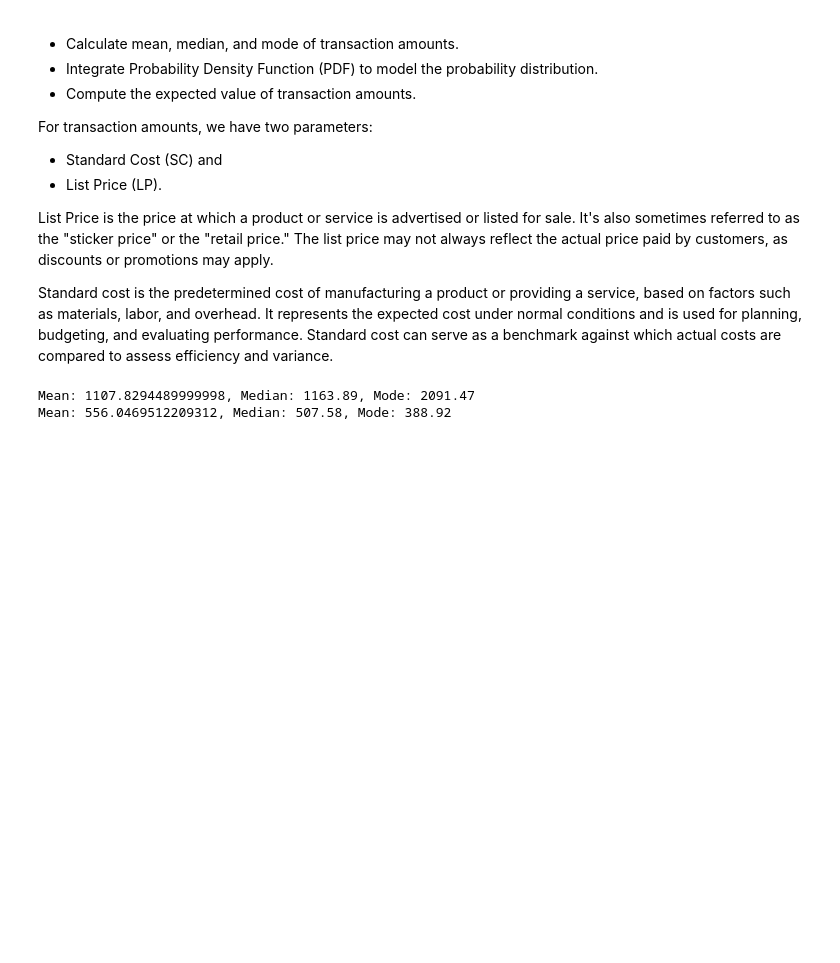
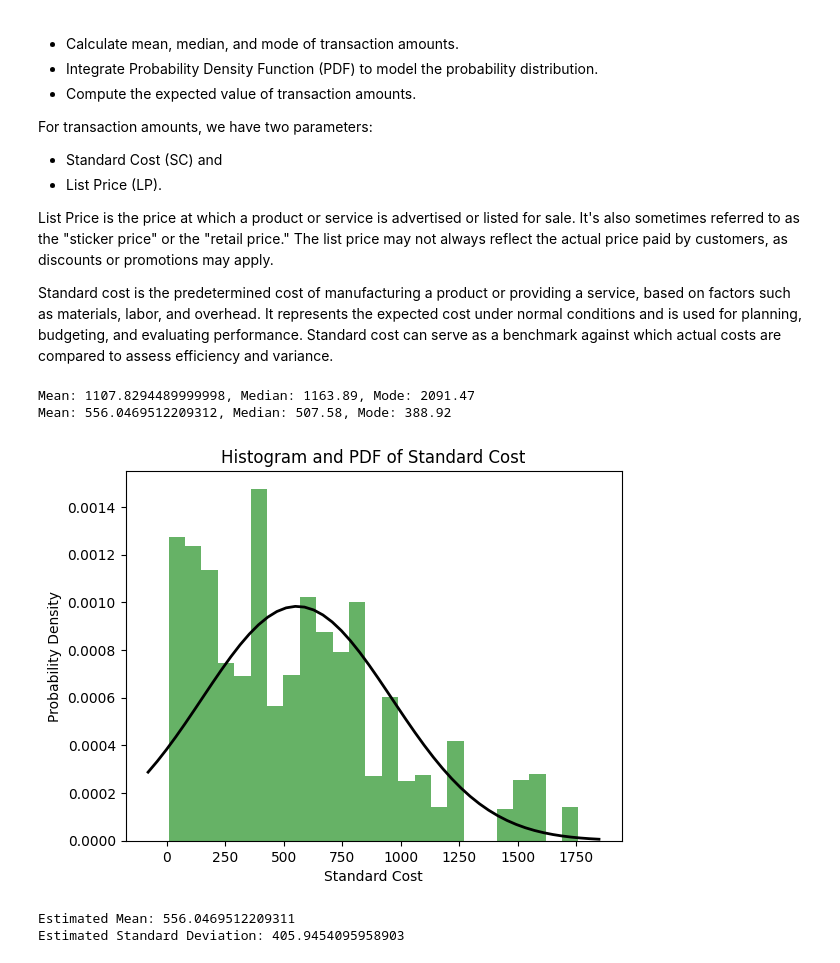
Before and after one commit to Kamal578/STDA_Project_0, a Jupyter notebook: project.ipynb, the cells around one changed output. Saved outputs shown, nothing was run; the diff lists cells and outputs as text; code cells hidden in the pictures; blank space fills up the shorter version.

```diff
--- a/project.ipynb
+++ b/project.ipynb
@@ -73,3 +75,28 @@ print(f"Mean: {mean_std_cost}, Median: {median_std_cost}, Mode: {mode_std_cost}"
 # %% [output]
 Mean: 1107.8294489999998, Median: 1163.89, Mode: 2091.47
 Mean: 556.0469512209312, Median: 507.58, Mode: 388.92
+# %%
+df.dropna(subset=['list_price', 'standard_cost'], inplace=True)
+# Fit Gaussian distribution to 'standard_cost' column
+mu, std = norm.fit(df['standard_cost'])
+
+# Plot histogram of the data
+plt.hist(df['standard_cost'], bins=25, density=True, alpha=0.6, color='g')
+
+# Plot PDF of the fitted Gaussian distribution
+xmin, xmax = plt.xlim()
+x = np.linspace(xmin, xmax, 50)
+p = norm.pdf(x, mu, std)
+plt.plot(x, p, 'k', linewidth=2)
+
+plt.xlabel('Standard Cost')
+plt.ylabel('Probability Density')
+plt.title('Histogram and PDF of Standard Cost')
+plt.show()
+
+print("Estimated Mean:", mu)
+print("Estimated Standard Deviation:", std)
+# %% [output]
+[figure, added]
+Estimated Mean: 556.0469512209311
+Estimated Standard Deviation: 405.9454095958903
```
Also changed, not shown: parts of 1 cell of this notebook.
